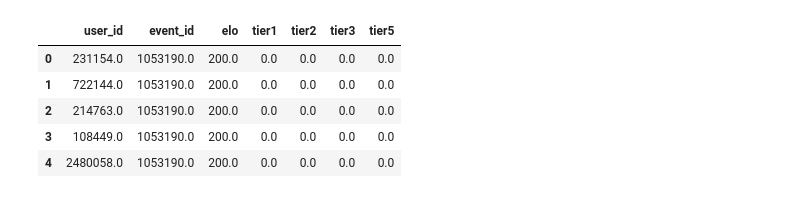
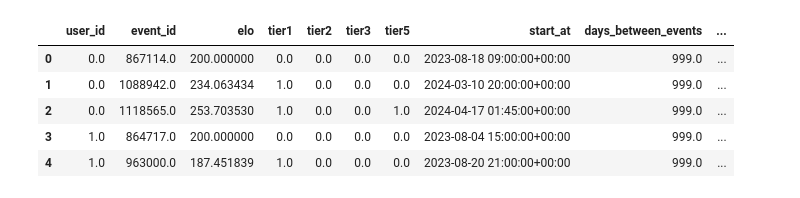
Before and after one commit to SarahEGood/sf6predictor, a Jupyter notebook: model_training.ipynb, the cells around one changed output. Cells and saved outputs as stored; diff of their text form; code cells hidden in the pictures.

```diff
--- a/model_training.ipynb
+++ b/model_training.ipynb
@@ -14,5 +14,5 @@ df.head()
 # %%
-elo = pd.read_csv('elo_records.csv')
+elo = pd.read_csv('data\\elo_records.csv')
 elo.head()
 # %% [output]
 |  | user_id | event_id | elo | tier1 | tier2 | tier3 | tier5 |
@@ -23,0 +24,11 @@ elo.head()
+# %%
+events = pd.read_csv('data\\events.csv')[['event_id', 'start_at', 'game']]
+events['start_at'] = pd.to_datetime(events['start_at'], format='ISO8601')
+print(events.dtypes)
+events = events.loc[events['game'] == 'SF6', :].drop(columns=['game'])
+
+elo2 = elo.merge(events, on='event_id').sort_values(by=['user_id', 'start_at'],
+                                                    ascending= [True, True])
+elo2['days_between_events'] = elo2.groupby(['user_id', 'event_id'])['start_at'].diff().dt.days
+elo2['days_between_events'] = elo2['days_between_events'].fillna(999)
+elo2.head()
@@ -23,0 +46,7 @@ elo.head()
+# %%
+players = pd.read_csv('data\\players.csv')
+players = players[['startgg_pid', 'uid', 'liquidpedia_name']]
+
+elo3 = elo2.merge(players, how='left', left_on=['user_id'], right_on=['uid'])
+elo3 = elo3.drop(columns=['uid'])
+elo3.head()
@@ -24,13 +60,13 @@ elo.head()
 # %%
 default_elo = 200
-elo['elo'] = elo.groupby('user_id')['elo'].shift(1).fillna(default_elo)
+elo3['elo'] = elo3.groupby('user_id')['elo'].shift(1).fillna(default_elo)
 for tier in ['tier1', 'tier2', 'tier3', 'tier5']:
-    elo[tier] = elo.groupby('user_id')[tier].shift(1).fillna(0)
-elo.head()
+    elo3[tier] = elo3.groupby('user_id')[tier].shift(1).fillna(0)
+elo3.head()
 # %% [output]
-|  | user_id | event_id | elo | tier1 | tier2 | tier3 | tier5 |
-| 0 | 231154.0 | 1053190.0 | 200.0 | 0.0 | 0.0 | 0.0 | 0.0 |
-| 1 | 722144.0 | 1053190.0 | 200.0 | 0.0 | 0.0 | 0.0 | 0.0 |
-| 2 | 214763.0 | 1053190.0 | 200.0 | 0.0 | 0.0 | 0.0 | 0.0 |
-| 3 | 108449.0 | 1053190.0 | 200.0 | 0.0 | 0.0 | 0.0 | 0.0 |
-| 4 | 2480058.0 | 1053190.0 | 200.0 | 0.0 | 0.0 | 0.0 | 0.0 |
+|  | user_id | event_id | elo | tier1 | tier2 | tier3 | tier5 | start_at | days_between_events | ... |
+| 0 | 0.0 | 867114.0 | 200.000000 | 0.0 | 0.0 | 0.0 | 0.0 | 2023-08-18 09:00:00+00:00 | 999.0 | ... |
+| 1 | 0.0 | 1088942.0 | 234.063434 | 1.0 | 0.0 | 0.0 | 0.0 | 2024-03-10 20:00:00+00:00 | 999.0 | ... |
+| 2 | 0.0 | 1118565.0 | 253.703530 | 1.0 | 0.0 | 0.0 | 1.0 | 2024-04-17 01:45:00+00:00 | 999.0 | ... |
+| 3 | 1.0 | 864717.0 | 200.000000 | 0.0 | 0.0 | 0.0 | 0.0 | 2023-08-04 15:00:00+00:00 | 999.0 | ... |
+| 4 | 1.0 | 963000.0 | 187.451839 | 1.0 | 0.0 | 0.0 | 0.0 | 2023-08-20 21:00:00+00:00 | 999.0 | ... |
```
Also changed, not shown: parts of 19 cells of this notebook.
